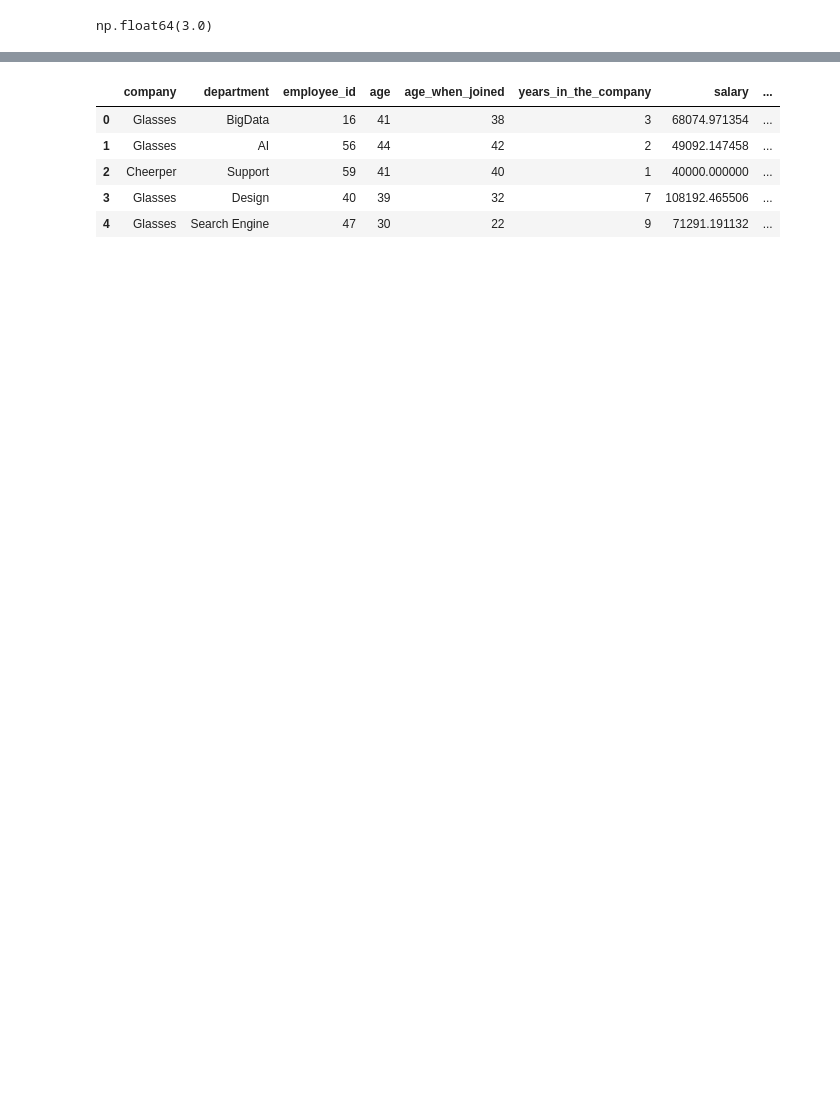
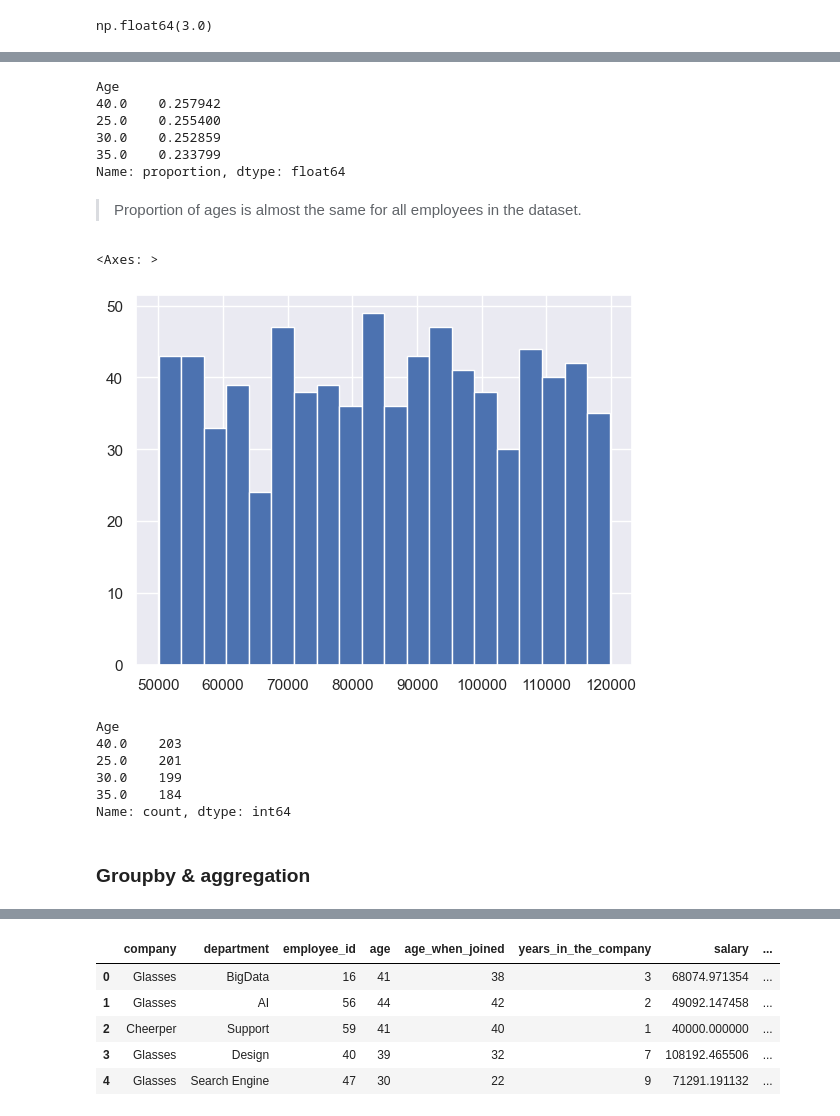
Before and after one commit to abhijeet-bhambere/statistics_in_python, a Jupyter notebook: statsinpython_rev1.ipynb, the cells around one changed output, grey strips where cells are left out. Drawn from its saved outputs; the diff is of its cells as text; code cells hidden in the pictures; blank space fills up the shorter version.

```diff
--- a/statsinpython_rev1.ipynb
+++ b/statsinpython_rev1.ipynb
@@ -476,0 +1149,28 @@ ______
+# %%
+df_employees["Age"].value_counts(normalize=True)
+# %% [output]
+Age
+40.0    0.257942
+25.0    0.255400
+30.0    0.252859
+35.0    0.233799
+Name: proportion, dtype: float64
+# %% [markdown]
+>Proportion of ages is almost the same for all employees in the dataset.
+# %%
+# checking for salaries
+df_employees["Salary"].hist(bins=20)
+# %% [output]
+<Axes: >
+[figure, added]
+# %%
+df_employees["Age"].value_counts()
+# %% [output]
+Age
+40.0    203
+25.0    201
+30.0    199
+35.0    184
+Name: count, dtype: int64
+# %% [markdown]
+### Groupby & aggregation
```
Also changed, not shown: parts of 250 cells of this notebook.
